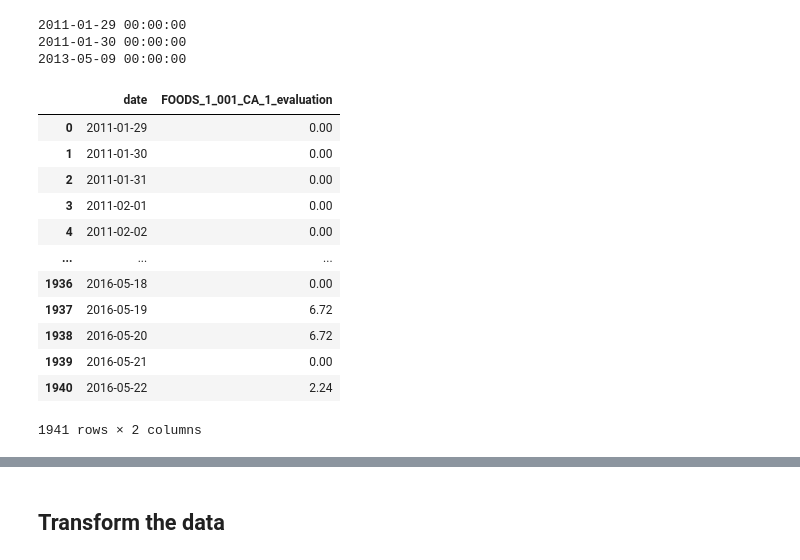
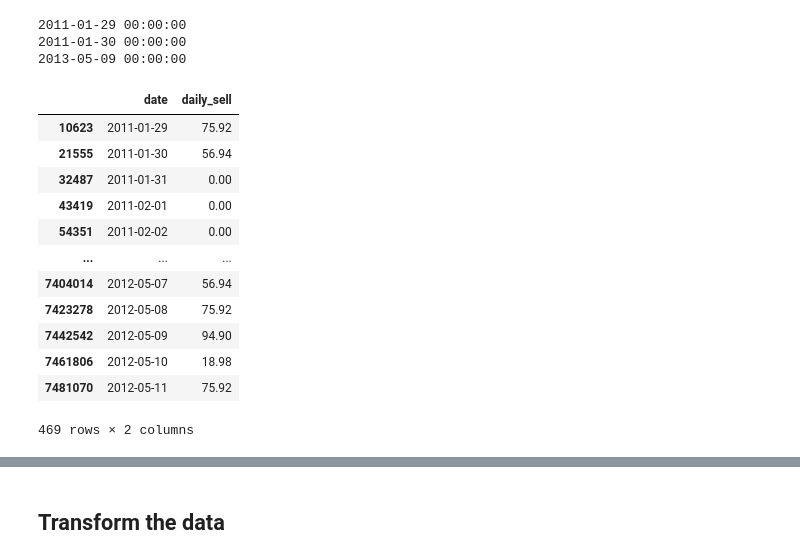
Before and after one commit to yoheita/Springboard, a Jupyter notebook: Capstone Project 2/Draft/Capstone_Project_Forecast_250_items.ipynb, the cells around one changed output, grey strips where cells are left out. Cells and saved outputs as stored; diff of their text form; code cells hidden in the pictures.

```diff
--- a/Capstone Project 2/Draft/Capstone_Project_Forecast_250_items.ipynb
+++ b/Capstone Project 2/Draft/Capstone_Project_Forecast_250_items.ipynb
@@ -33,15 +52,44 @@ df_calender
 # %%
 from sklearn.preprocessing import LabelEncoder
 
-le=LabelEncoder()
-category=['event_name_1','event_type_1','event_name_2','event_type_2']
+le_event = LabelEncoder()
+
+le_itemid = LabelEncoder()
+le_deptid = LabelEncoder()
+le_catid = LabelEncoder()
+le_stateid = LabelEncoder()
+le_storeid = LabelEncoder()
+
+event_category=['event_name_1','event_type_1','event_name_2','event_type_2']
+
+
 # Combine the columns into a single series
-combined_series = pd.concat([df_calender['event_name_1'], df_calender['event_type_1'], df_calender['event_name_2'], df_calender['event_type_2']])
+combined_series = pd.concat([df['event_name_1'], df['event_type_1'], df['event_name_2'], df['event_type_2']])
 #Create a encode list based on event type and event name since the data name are not overlapping
 le_event.fit(combined_series)
 for i in category:
-    df_calender[i]=le_event.transform(df_calender[i])
+    df[i]=le_event.transform(df[i])
 
-df_calenderfit_transform(df_calender[i])
+
+#Create a encode list for item_id
+le_itemid.fit(df['item_id'])
+df['item_id'] = le_itemid.transform(df['item_id'])
+
+#Create a encode list for dept_id
+le_deptid.fit(df['dept_id'])
+df['dept_id'] = le_deptid.transform(df['dept_id'])
+
+#Create a encode list for cat_id
+le_catid.fit(df['cat_id'])
+df['cat_id'] = le_catid.transform(df['cat_id'])
+
+#Create a encode list for store_id
+le_stateid.fit(df['store_id'])
+df['store_id'] = le_stateid.transform(df['store_id'])
+
+#Create a encode list for state_id
+le_storeid.fit(df['state_id'])
+df['state_id'] = le_storeid.transform(df['state_id'])
 # %%
-df_calender
+#Dropping weekday and d since we already have similar data day and wday.
+df = df.drop(['d','weekday'], axis = 1)
@@ -110,19 +105,19 @@ for item in multi_items:
 2011-01-30 00:00:00
 2013-05-09 00:00:00
 # %%
-df[['date', 'FOODS_1_001_CA_1_evaluation']]
+df[['date','daily_sell']].loc[df['id'] == 'FOODS_3_083_WI_3_evaluation']
 # %% [output]
-|  | date | FOODS_1_001_CA_1_evaluation |
-| 0 | 2011-01-29 | 0.00 |
-| 1 | 2011-01-30 | 0.00 |
-| 2 | 2011-01-31 | 0.00 |
-| 3 | 2011-02-01 | 0.00 |
-| 4 | 2011-02-02 | 0.00 |
+|  | date | daily_sell |
+| 10623 | 2011-01-29 | 75.92 |
+| 21555 | 2011-01-30 | 56.94 |
+| 32487 | 2011-01-31 | 0.00 |
+| 43419 | 2011-02-01 | 0.00 |
+| 54351 | 2011-02-02 | 0.00 |
 | ... | ... | ... |
-| 1936 | 2016-05-18 | 0.00 |
-| 1937 | 2016-05-19 | 6.72 |
-| 1938 | 2016-05-20 | 6.72 |
-| 1939 | 2016-05-21 | 0.00 |
-| 1940 | 2016-05-22 | 2.24 |
+| 7404014 | 2012-05-07 | 56.94 |
+| 7423278 | 2012-05-08 | 75.92 |
+| 7442542 | 2012-05-09 | 94.90 |
+| 7461806 | 2012-05-10 | 18.98 |
+| 7481070 | 2012-05-11 | 75.92 |
-1941 rows × 2 columns
+469 rows × 2 columns
 # %%
```
Also changed, not shown: parts of 10 cells of this notebook.
